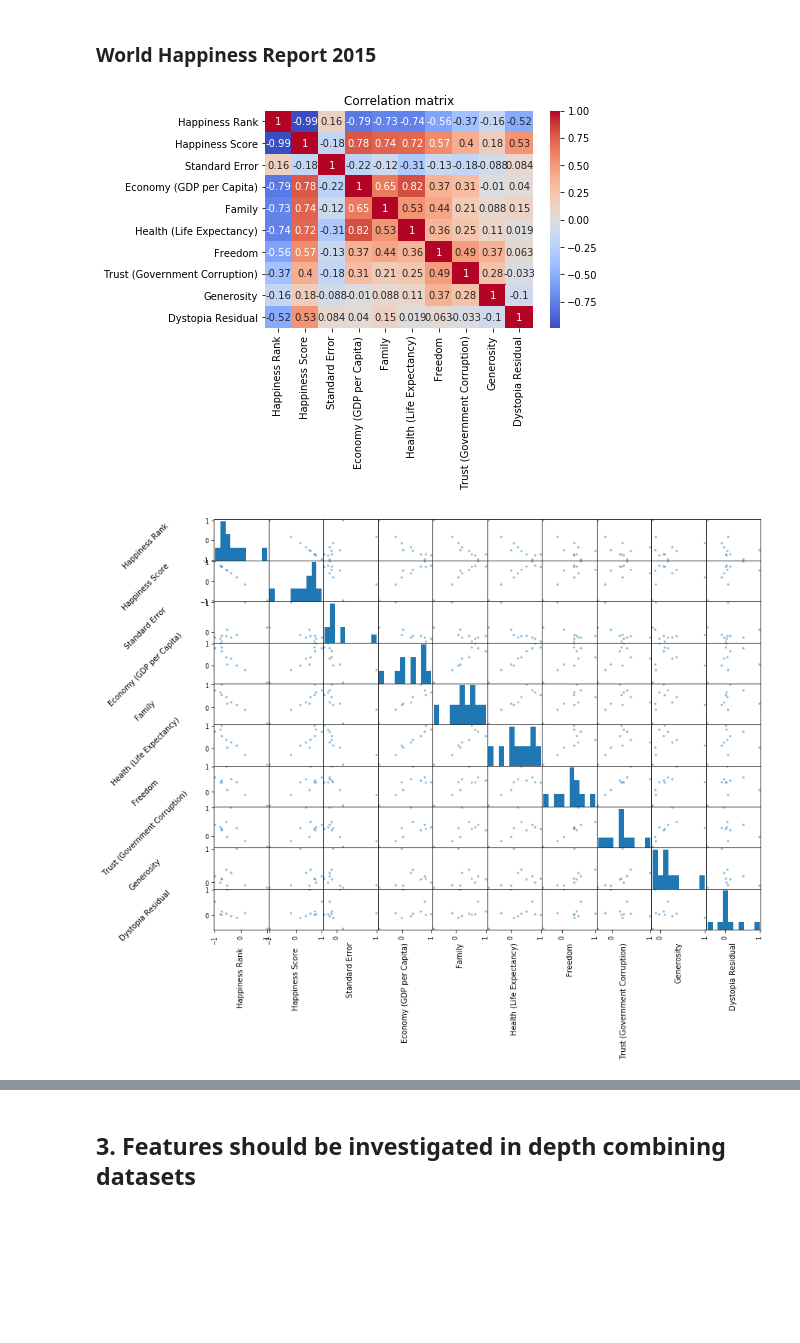
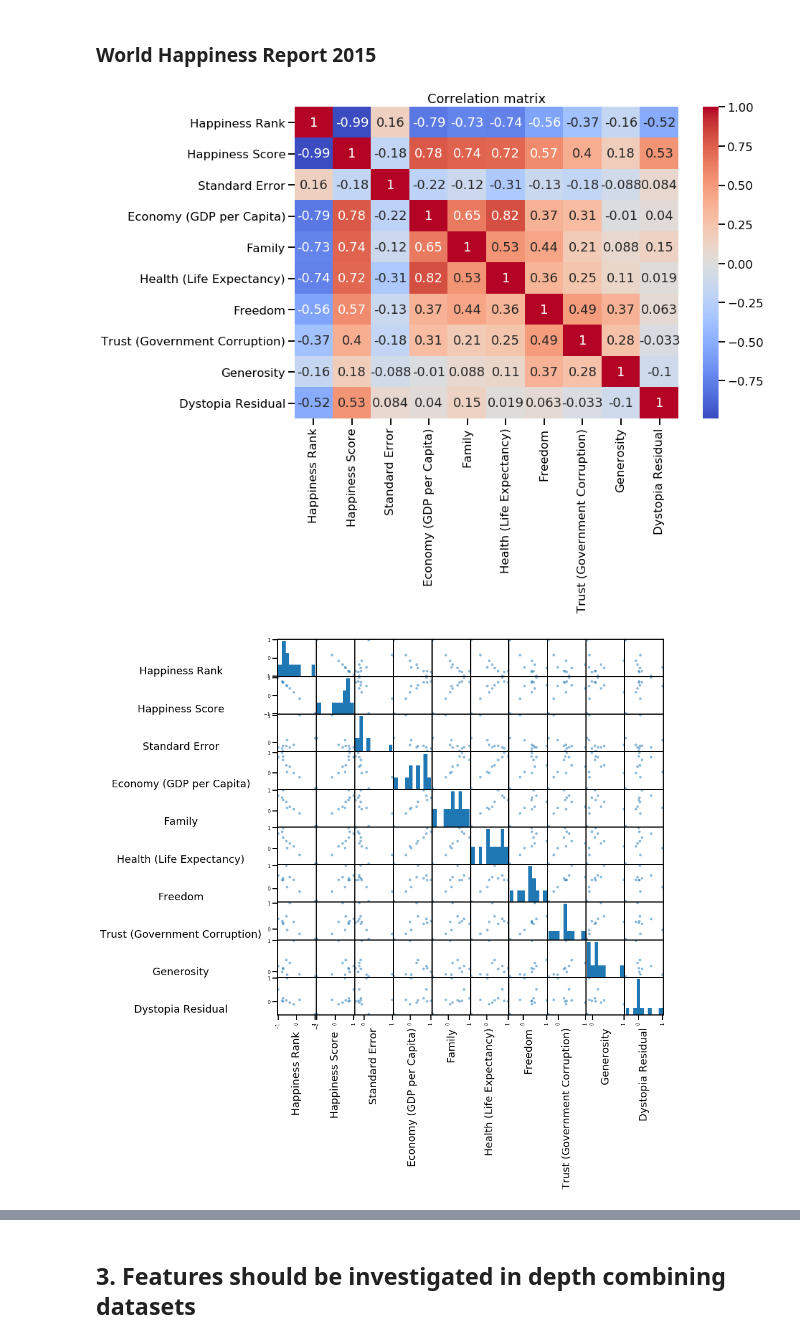
Before and after one commit to ta-datapt-bcn/project-statistical-analysis, a Jupyter notebook: your-code/Culture - Happiness interaction.ipynb, the cells around one changed output, grey strips where cells are left out. Drawn from its saved outputs; the diff is of its cells as text; code cells hidden in the pictures; blank space fills up the shorter version.

```diff
--- a/your-code/Culture - Happiness interaction.ipynb
+++ b/your-code/Culture - Happiness interaction.ipynb
@@ -293,12 +294,13 @@ mpl.rcParams["backend"] = "TkAgg"
 # %% [markdown]
 ### Hofstede's six-dimensions model (2015)
 # %%
+fig, ax = plt.subplots(figsize=(10,8))
+
 sns.heatmap(cultural_dimensionality.corr(),cmap='coolwarm',annot=True)
 plt.title("Correlation matrix")
 
+sm = scatter_matrix(cultural_dimensionality.corr(), figsize=(12,12))
 
-sm = scatter_matrix(cultural_dimensionality.corr(),figsize=(12,8))
+sns.set_context("talk")
 plt.show()
-
-plt.show()
 # %% [output]
@@ -313,23 +315,25 @@ In those countries where **pleasure seek is indulged**, usually there's also a c
 # %% [markdown]
 ### World Happiness Report 2015
 # %%
+fig, ax = plt.subplots(figsize=(12,8))
+
 sns.heatmap(whr2015.corr(),cmap='coolwarm',annot=True)
 plt.title("Correlation matrix")
 
-sm = scatter_matrix(whr2015.corr(),figsize=(13,10))
+sm = scatter_matrix(whr2015.corr(),figsize=(12,12))
 
 #Change label rotation
-[s.xaxis.label.set_rotation(90) for s in sm.reshape(-1)]
-[s.yaxis.label.set_rotation(45) for s in sm.reshape(-1)]
+[s.xaxis.label.set_rotation(90) for s in sm.reshape(-2)]
+[s.yaxis.label.set_rotation(0) for s in sm.reshape(-2)]
 
 #May need to offset label when rotating to prevent overlap of figure
-[s.get_yaxis().set_label_coords(-1.2,0.3) for s in sm.reshape(-1)]
+[s.get_yaxis().set_label_coords(-2.5,0) for s in sm.reshape(-1)]
 
-
+sns.set_context("talk")
 plt.show()
 # %% [output]
-[figure, old version]
+[figure, new version]
-[figure, old version]
+[figure, new version]
 # %% [markdown]
 #### As the 6 indexes the test uses were chosen from factorizing Happiness Score, we will just focus on correletions between them.
 
```
Also changed, not shown: parts of 27 cells of this notebook, 1 other file.
